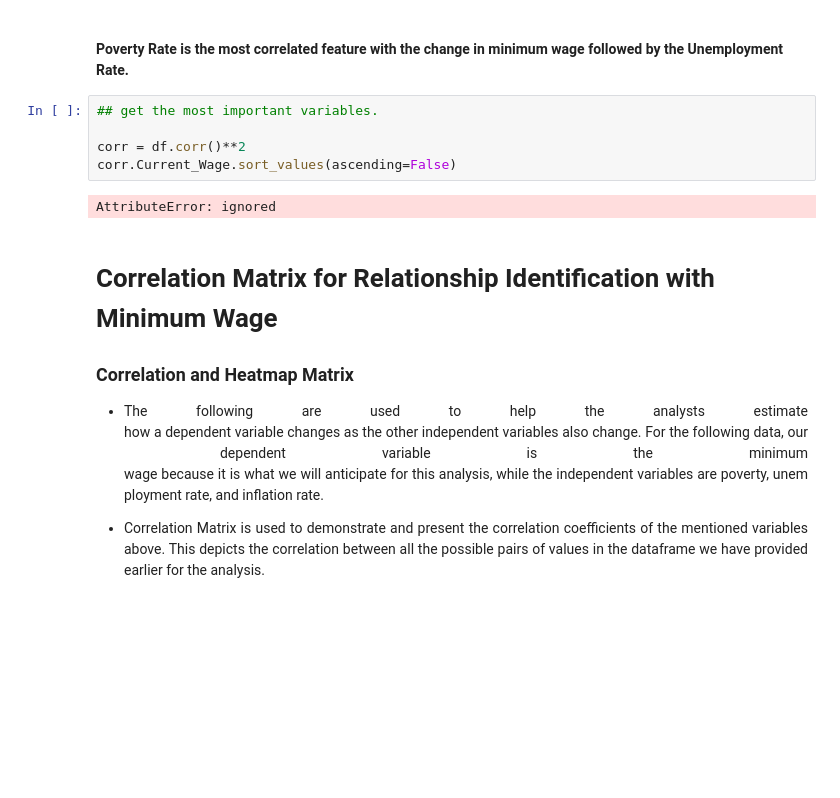
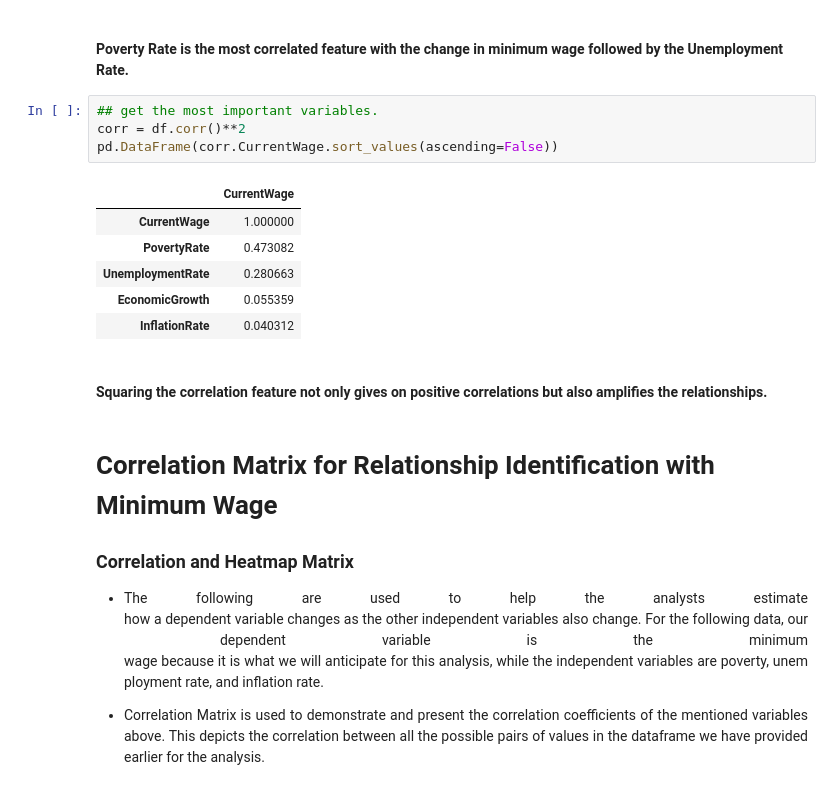
Before and after one commit to kryzlerahne/IT3205_FilipinoDataAlliance, a Jupyter notebook: Codes/The_Future_Pay_Visualizations.ipynb, the cells around one changed output. Drawn from its saved outputs; the diff is of its cells as text; blank space fills up the shorter version.

Commit message:
Added Interpretations in Correlation Analysis

```diff
--- a/Codes/The_Future_Pay_Visualizations.ipynb
+++ b/Codes/The_Future_Pay_Visualizations.ipynb
@@ -658,11 +658,18 @@ pd.DataFrame(abs(df.corr()['Current Wage']).sort_values(ascending = False))
 <b> Poverty Rate is the most correlated feature with the change in minimum wage followed by the Unemployment Rate.</b>
 # %%
 ## get the most important variables.
-
 corr = df.corr()**2
-corr.Current_Wage.sort_values(ascending=False)
+pd.DataFrame(corr.CurrentWage.sort_values(ascending=False))
 # %% [output]
-AttributeError: ignored
+|  | CurrentWage |
+| CurrentWage | 1.000000 |
+| PovertyRate | 0.473082 |
+| UnemploymentRate | 0.280663 |
+| EconomicGrowth | 0.055359 |
+| InflationRate | 0.040312 |
+# %% [markdown]
+<br>
+<b> Squaring the correlation feature not only gives on positive correlations but also amplifies the relationships.</b>
 # %% [markdown]
 # Correlation Matrix for Relationship Identification with Minimum Wage
 
```
Also changed, not shown: parts of 6 cells of this notebook.
